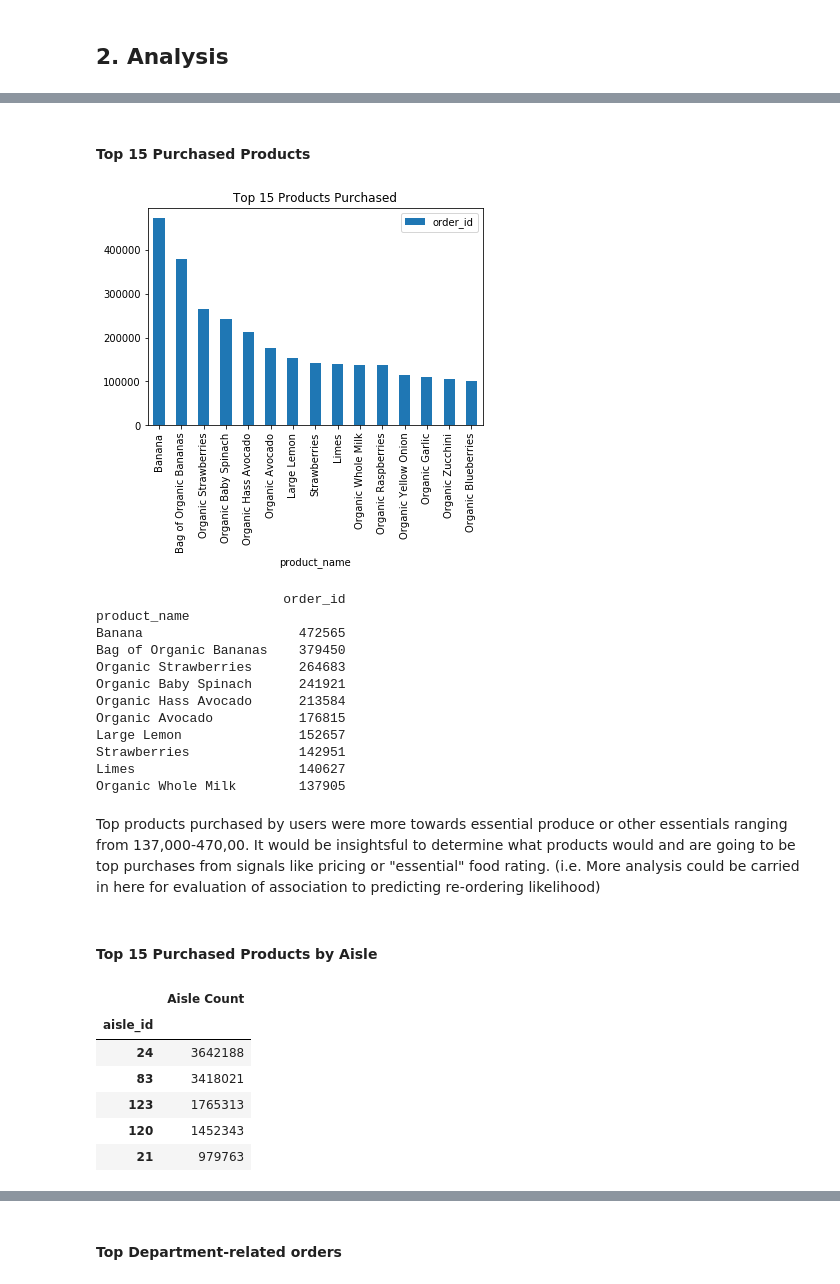
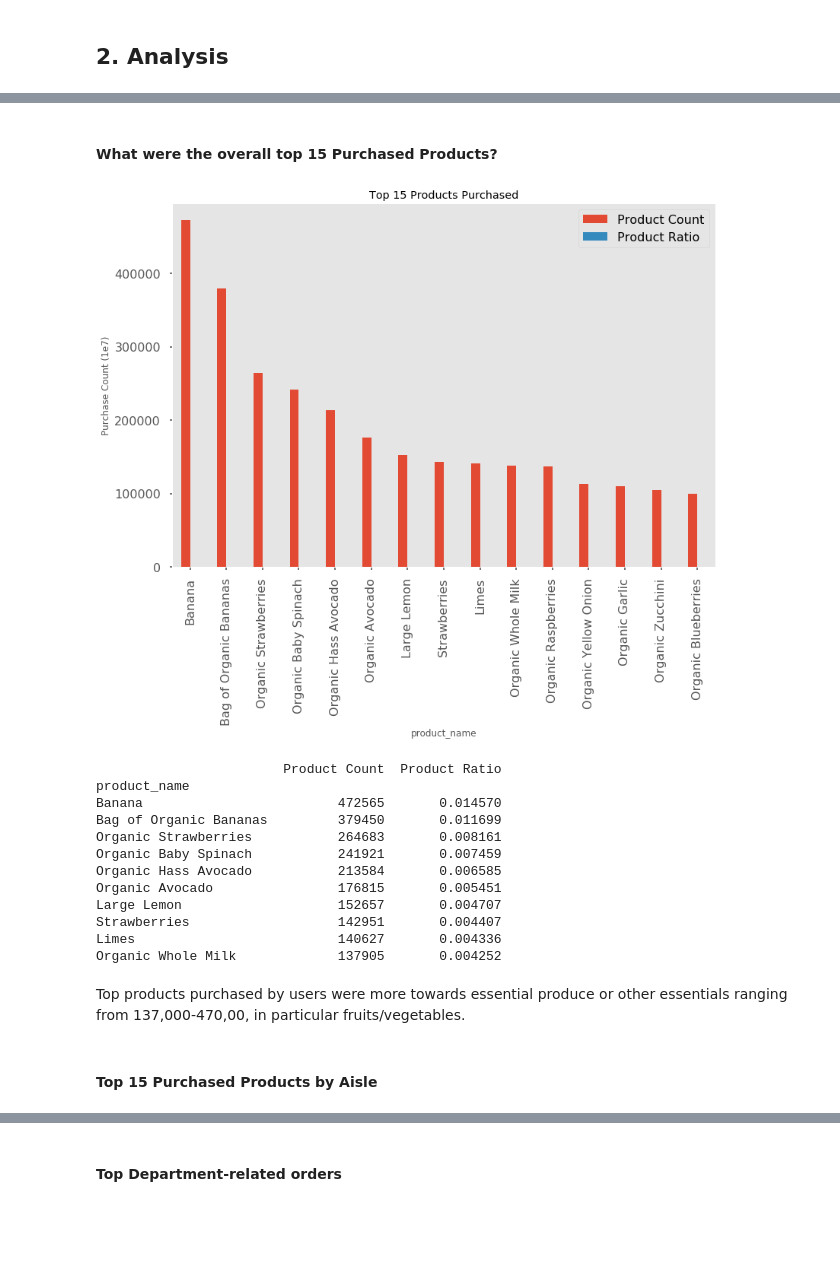
Before and after one commit to CloudChaoszero/Instacart-Product-AnalysisAndInference, a Jupyter notebook: Analytics/Instacart-Data-Analytics.ipynb, the cells around one changed output, grey strips where cells are left out. Cells and saved outputs as stored; diff of their text form; code cells hidden in the pictures; blank space fills up the shorter version.

Commit message:
EDA Time segmentation for top products with visualization mods

```diff
--- a/Analytics/Instacart-Data-Analytics.ipynb
+++ b/Analytics/Instacart-Data-Analytics.ipynb
@@ -26,6 +26,10 @@ import pandas as pd
 import numpy as np
 
 import matplotlib.pyplot as plt
+import matplotlib.style as style
+style.available
+style.use('seaborn-poster') #sets the size of the charts
+style.use('ggplot')
 plt.rcParams["axes.grid"] = False
 
 # Personal information via Localfile in
@@ -117,5 +115,5 @@ Average number of users: 16
 # %% [markdown]
-#### Top 15 Purchased Products
+#### What were the overall top 15 Purchased Products?
 # %%
 ordersJoinedProductNames_df = order_products_prior.merge(productsDf,on=[ \
                                   'product_id','product_id'], how='inner')
@@ -127,26 +125,29 @@ ordersJoinedProductNames_byProduct.columns = ['Product Count']
 # %%
 ordersJoinedProductNames_byProduct[:15].plot(kind='bar')
 plt.title('Top 15 Products Purchased')
 plt.ylabel('Purchase Count (1e7)')
 plt.show()
 
+
+ordersJoinedProductNames_byProduct['Product Ratio'] = ordersJoinedProductNames_byProduct['Product Count'] /\
+                                                    ordersJoinedProductNames_byProduct['Product Count'].sum()
 print(ordersJoinedProductNames_byProduct[:10])
 # %% [output]
-[figure, old version]
+[figure, new version]
-                        order_id
+                        Product Count  Product Ratio
 product_name
-Banana                    472565
-Bag of Organic Bananas    379450
-Organic Strawberries      264683
-Organic Baby Spinach      241921
-Organic Hass Avocado      213584
-Organic Avocado           176815
-Large Lemon               152657
-Strawberries              142951
-Limes                     140627
-Organic Whole Milk        137905
+Banana                         472565       0.014570
+Bag of Organic Bananas         379450       0.011699
+Organic Strawberries           264683       0.008161
+Organic Baby Spinach           241921       0.007459
+Organic Hass Avocado           213584       0.006585
+Organic Avocado                176815       0.005451
+Large Lemon                    152657       0.004707
+Strawberries                   142951       0.004407
+Limes                          140627       0.004336
+Organic Whole Milk             137905       0.004252
 # %% [markdown]
-Top products purchased by users were more towards essential produce or other essentials ranging from 137,000-470,00. It would be insightsful to determine what products would and are going to be top purchases from signals like pricing or "essential" food rating. (i.e. More analysis could be carried in here for evaluation of association to predicting re-ordering likelihood)
+Top products purchased by users were more towards essential produce or other essentials ranging from 137,000-470,00, in particular fruits/vegetables.
 # %% [markdown]
 #### Top 15 Purchased Products by Aisle
 # %%
@@ -161,16 +162,6 @@ orders_JoinProductsAndAisles_grouped = orders_JoinProductsAndDepartments[ \
         'aisle_id',drop=False).sort_values('order_id',ascending=False)
 orders_JoinProductsAndAisles_grouped.set_index('aisle_id',inplace = True)
 orders_JoinProductsAndAisles_grouped.columns = ['Aisle Count']
-# %%
-orders_JoinProductsAndAisles_grouped.head()
-# %% [output]
-|  | Aisle Count |
-| aisle_id |  |
-| 24 | 3642188 |
-| 83 | 3418021 |
-| 123 | 1765313 |
-| 120 | 1452343 |
-| 21 | 979763 |
 # %%
 ordersAisleDF = orders_JoinProductsAndAisles_grouped.merge( \
                     aislesDf,on=['aisle_id','aisle_id'],how='inner')[['aisle','Aisle Count']]
```
Also changed, not shown: parts of 29 cells of this notebook.
